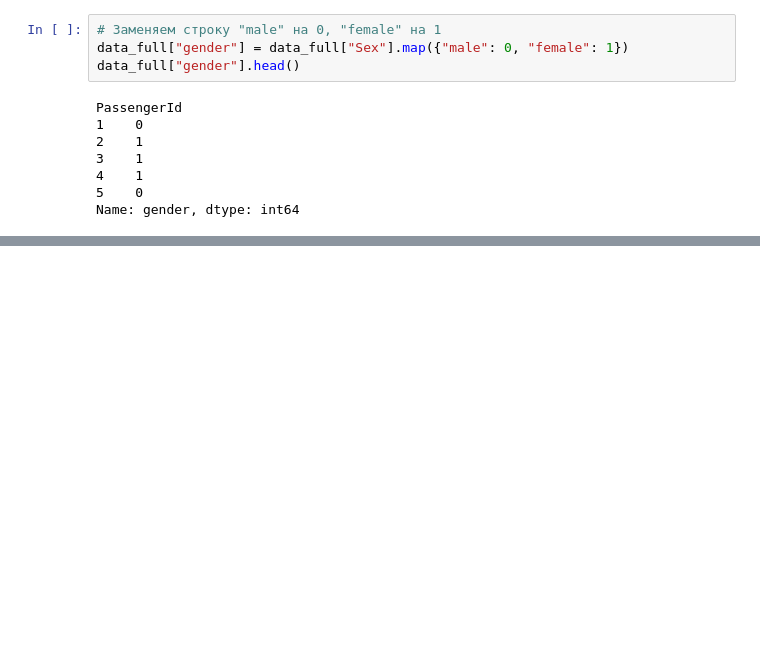
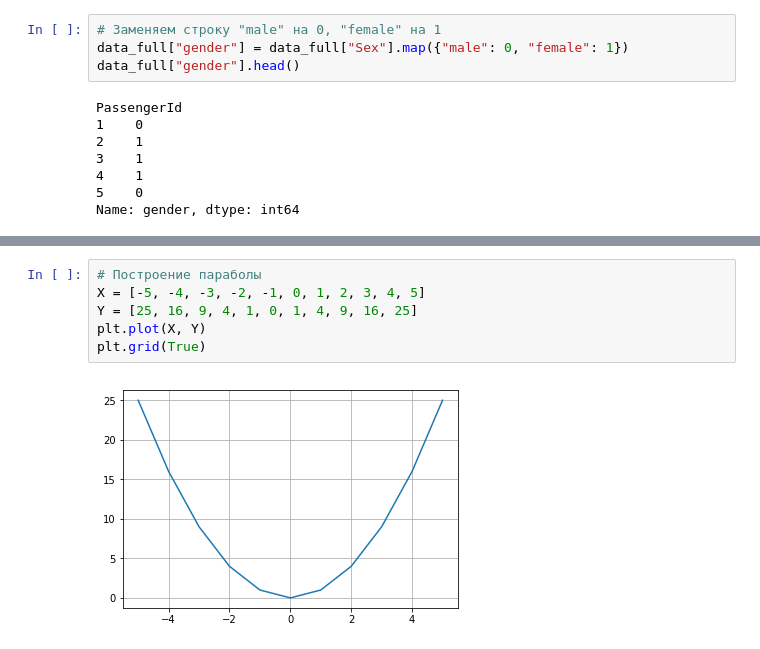
Before and after one commit to Nellrun/SOZLabs, a Jupyter notebook: Лаб 1. Анализ данных.ipynb, the cells around one changed output, grey strips where cells are left out. Cells and saved outputs as stored; diff of their text form; blank space fills up the shorter version.

```diff
--- a/Лаб 1. Анализ данных.ipynb
+++ b/Лаб 1. Анализ данных.ipynb
@@ -217,0 +310,8 @@ Name: gender, dtype: int64
+# %%
+# Построение параболы
+X = [-5, -4, -3, -2, -1, 0, 1, 2, 3, 4, 5]
+Y = [25, 16, 9, 4, 1, 0, 1, 4, 9, 16, 25]
+plt.plot(X, Y)
+plt.grid(True)
+# %% [output]
+[figure, added]
```
Also changed, not shown: parts of 36 cells of this notebook.
